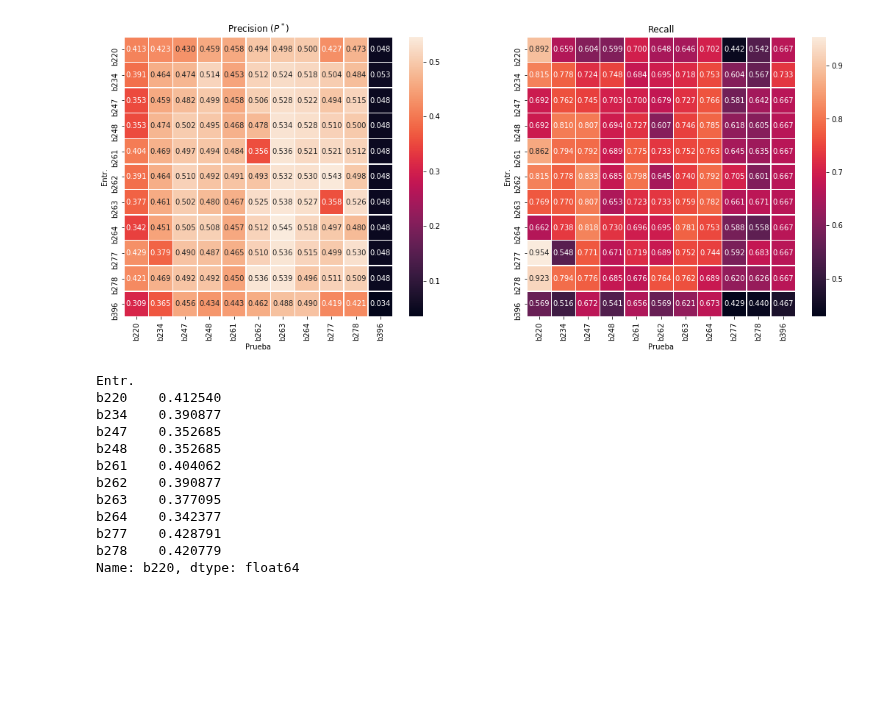
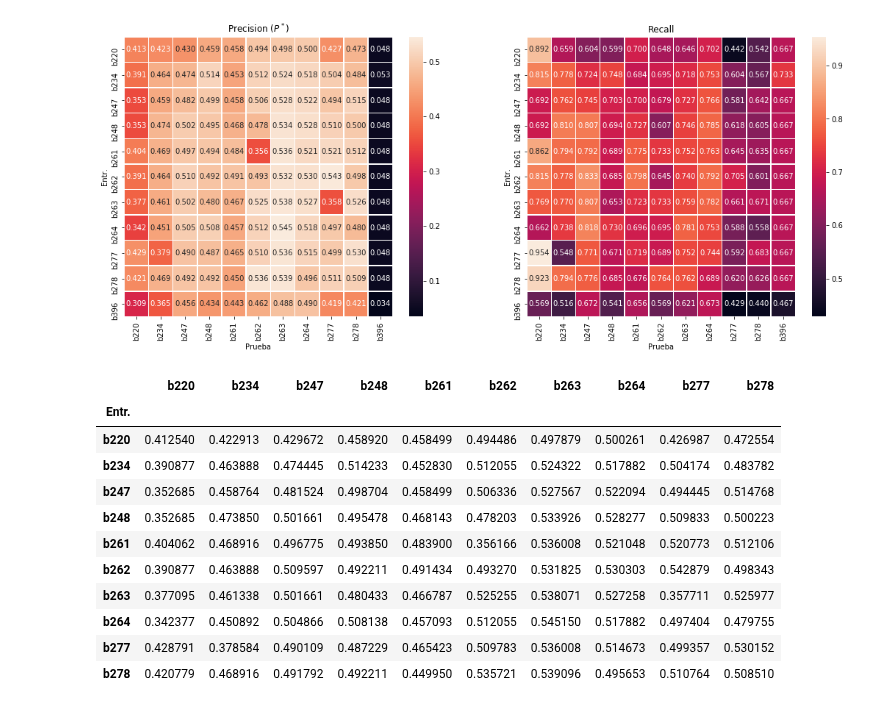
Before and after one commit to carpyncho/vvv_gen_catalog, a Jupyter notebook: 11_all_vs_all2_5K.ipynb, the cells around one changed output. Cells and saved outputs as stored; diff of their text form; code cells hidden in the pictures; blank space fills up the shorter version.

```diff
--- a/11_all_vs_all2_5K.ipynb
+++ b/11_all_vs_all2_5K.ipynb
@@ -283,7 +283,7 @@ def draw(ax, df, suffix):
     ax[1].set_xlabel("Prueba")
     return prec, recall
 
-prec, recall = draw(ax=aax, df=raw.loc["Peq"], suffix=u"Pequeña")
+prec, rec = draw(ax=aax, df=raw.loc["Peq"], suffix=u"Pequeña")
 
 plt.savefig("workpoint2.pdf")
 plt.show()
@@ -291,19 +291,18 @@ plt.show()
 [figure]
 # %%
 prec.columns = prec.columns.levels[1]
-prec = prec[prec.columns != "b396"]
+prec = prec.drop(["b396"], axis=1).drop(["b396"], axis=0)
+prec
+# %% [output]
+|  | b220 | b234 | b247 | b248 | b261 | b262 | b263 | b264 | b277 | b278 |
+| Entr. |  |  |  |  |  |  |  |  |  |  |
+| b220 | 0.412540 | 0.422913 | 0.429672 | 0.458920 | 0.458499 | 0.494486 | 0.497879 | 0.500261 | 0.426987 | 0.472554 |
+| b234 | 0.390877 | 0.463888 | 0.474445 | 0.514233 | 0.452830 | 0.512055 | 0.524322 | 0.517882 | 0.504174 | 0.483782 |
+| b247 | 0.352685 | 0.458764 | 0.481524 | 0.498704 | 0.458499 | 0.506336 | 0.527567 | 0.522094 | 0.494445 | 0.514768 |
+| b248 | 0.352685 | 0.473850 | 0.501661 | 0.495478 | 0.468143 | 0.478203 | 0.533926 | 0.528277 | 0.509833 | 0.500223 |
+| b261 | 0.404062 | 0.468916 | 0.496775 | 0.493850 | 0.483900 | 0.356166 | 0.536008 | 0.521048 | 0.520773 | 0.512106 |
+| b262 | 0.390877 | 0.463888 | 0.509597 | 0.492211 | 0.491434 | 0.493270 | 0.531825 | 0.530303 | 0.542879 | 0.498343 |
+| b263 | 0.377095 | 0.461338 | 0.501661 | 0.480433 | 0.466787 | 0.525255 | 0.538071 | 0.527258 | 0.357711 | 0.525977 |
+| b264 | 0.342377 | 0.450892 | 0.504866 | 0.508138 | 0.457093 | 0.512055 | 0.545150 | 0.517882 | 0.497404 | 0.479755 |
+| b277 | 0.428791 | 0.378584 | 0.490109 | 0.487229 | 0.465423 | 0.509783 | 0.536008 | 0.514673 | 0.499357 | 0.530152 |
+| b278 | 0.420779 | 0.468916 | 0.491792 | 0.492211 | 0.449950 | 0.535721 | 0.539096 | 0.495653 | 0.510764 | 0.508510 |
-# %%
-prec.T.iloc[0]
-# %% [output]
-Entr.
-b220    0.412540
-b234    0.390877
-b247    0.352685
-b248    0.352685
-b261    0.404062
-b262    0.390877
-b263    0.377095
-b264    0.342377
-b277    0.428791
-b278    0.420779
-Name: b220, dtype: float64
```
Also changed, not shown: parts of 3 cells of this notebook, 1 other file.
